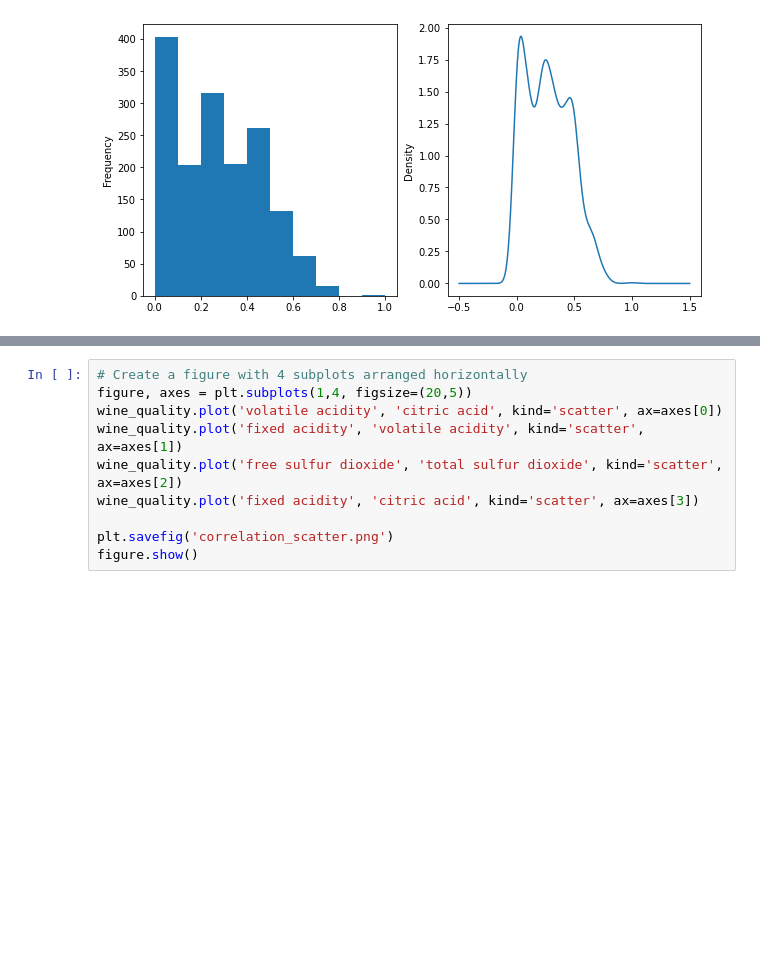
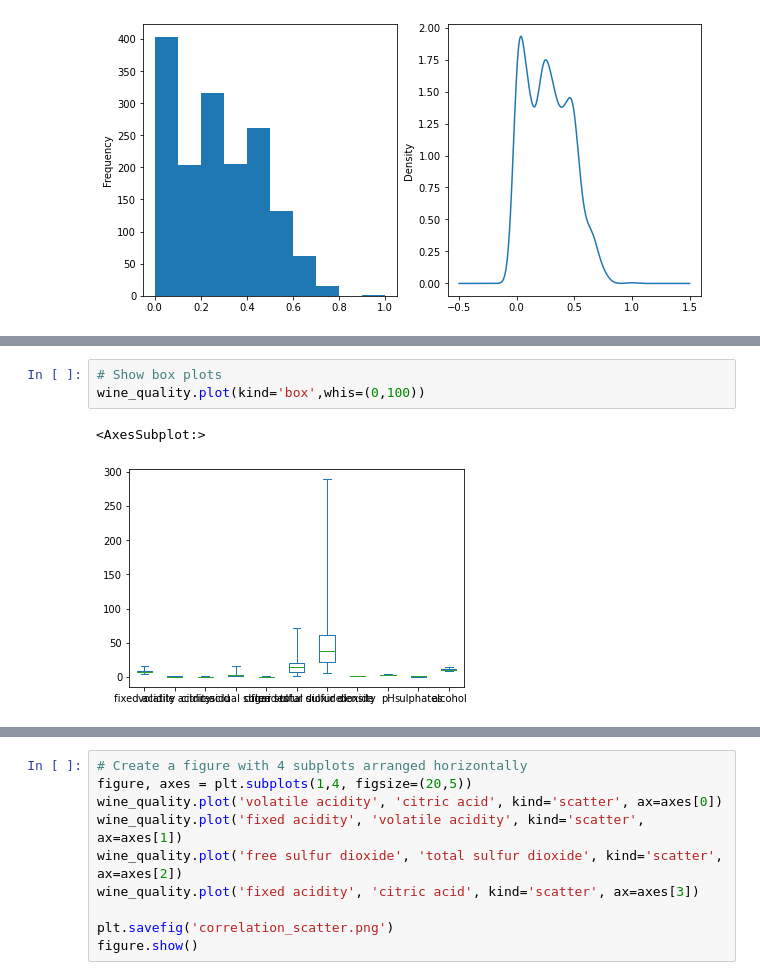
Before and after one commit to lavima/itf31519-practical-machine-learning, a Jupyter notebook: itf31519-pml-exploratory-data-analysis.ipynb, the cells around one changed output, grey strips where cells are left out. Cells and saved outputs as stored; diff of their text form; blank space fills up the shorter version.

```diff
--- a/itf31519-pml-exploratory-data-analysis.ipynb
+++ b/itf31519-pml-exploratory-data-analysis.ipynb
@@ -149,3 +149,9 @@ correlation.style.background_gradient(cmap='coolwarm', axis=None)
 | pH | -0.682978 | 0.234937 | -0.541904 | -0.085652 | -0.265026 | 0.070377 | ... |
 | sulphates | 0.183006 | -0.260987 | 0.312770 | 0.005527 | 0.371260 | 0.051658 | ... |
 | alcohol | -0.061668 | -0.202288 | 0.109903 | 0.042075 | -0.221141 | -0.069408 | ... |
+# %%
+# Show box plots
+wine_quality.plot(kind='box',whis=(0,100))
+# %% [output]
+<AxesSubplot:>
+[figure, added]
```
Also changed, not shown: parts of 2 cells of this notebook.
